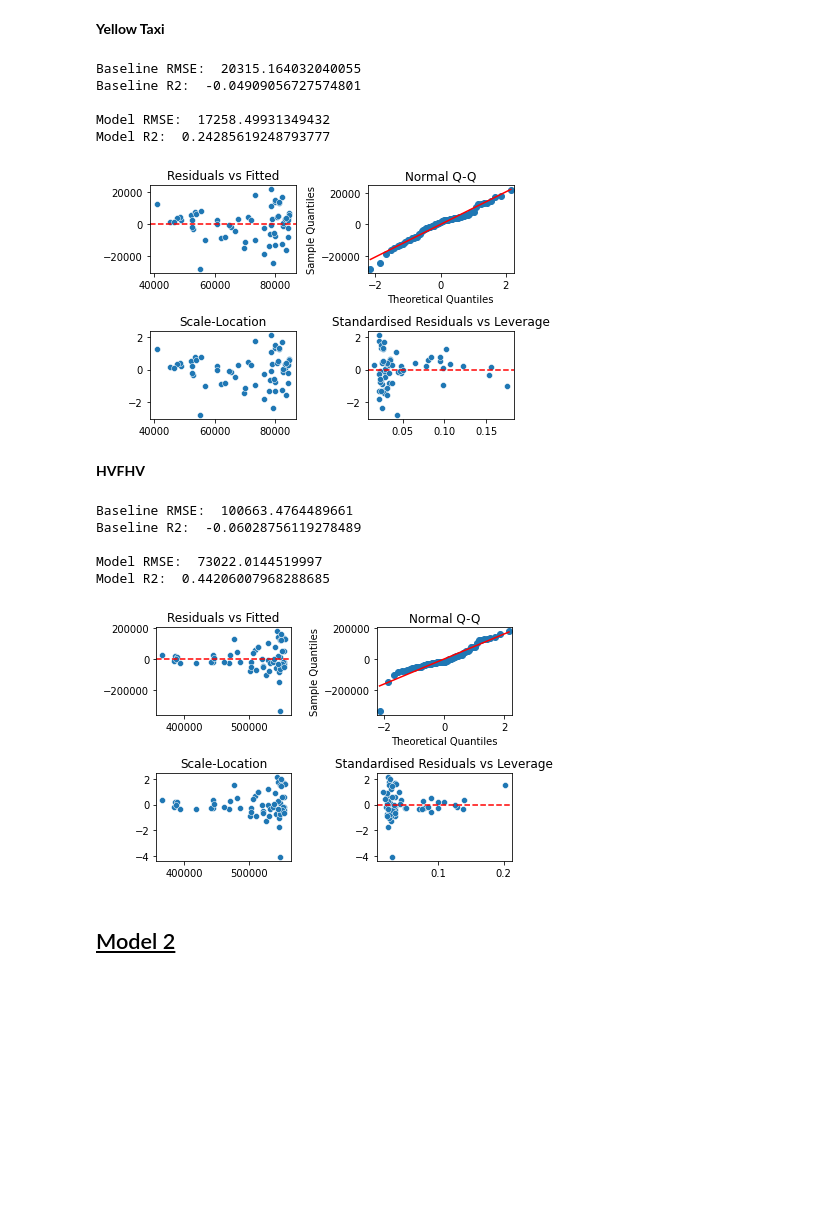
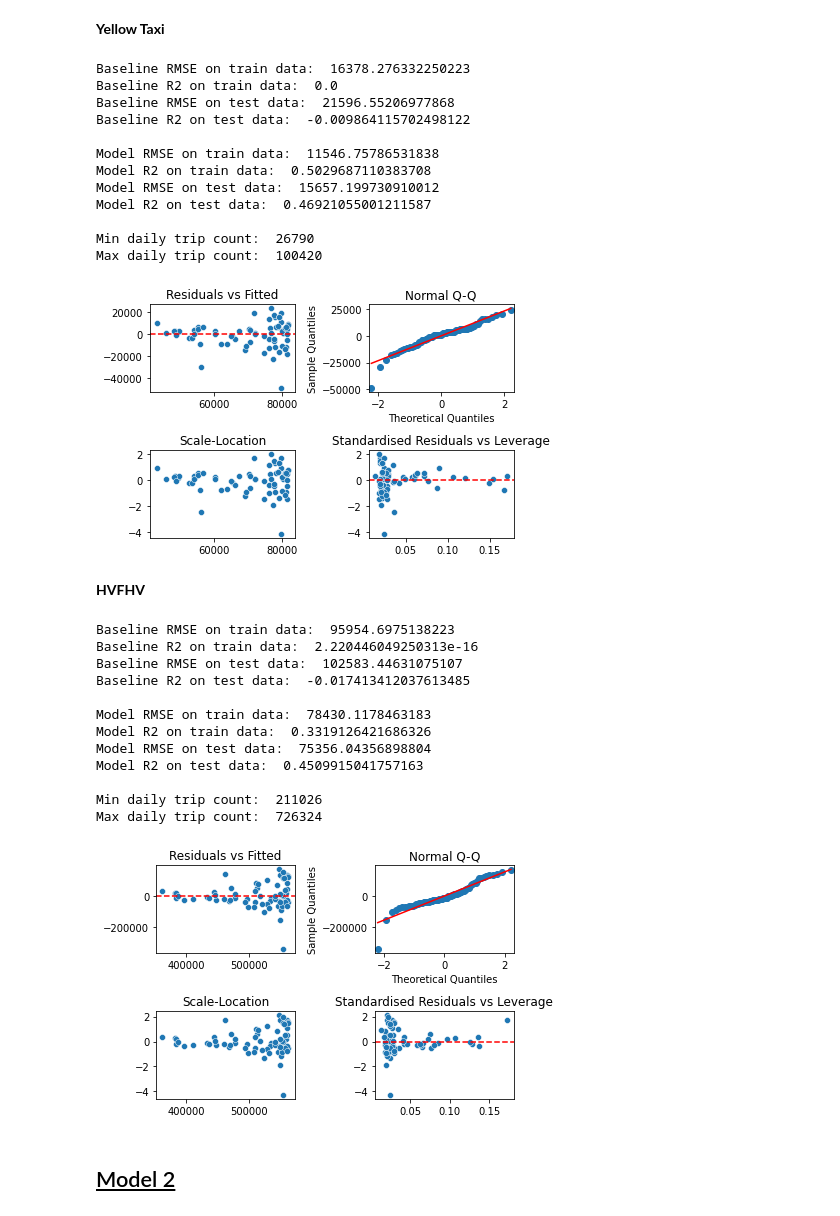
Before and after one commit to MAST30034-Applied-Data-Science/nyc-yellowtaxi-project-kelmanchen, a Jupyter notebook: scripts/modelling.ipynb, the cells around one changed output. Drawn from its saved outputs; the diff is of its cells as text; code cells hidden in the pictures; blank space fills up the shorter version.

Commit message:
finalised two models

```diff
--- a/scripts/modelling.ipynb
+++ b/scripts/modelling.ipynb
@@ -95,26 +95,81 @@ def model1_train_predict(df_agg_covid):
+# %%
+def model1_train_predict(df_agg_covid):
+    columns = ['trip_count', 'CASE_COUNT', 'HOSPITALIZED_COUNT']
+    model_df = df_agg_covid.loc[:, columns]
+
+    train_data, test_data = train_test_split(model_df, test_size=0.2, random_state=42)
+
+    baseline = smf.ols(formula='trip_count ~ 1', data=train_data).fit()
+    model = smf.ols("trip_count ~ CASE_COUNT + HOSPITALIZED_COUNT", data=train_data).fit()
+
+    # baseline train data
+    baseline_pred_train = baseline.predict(train_data)
+    print('Baseline RMSE on train data: ', mean_squared_error(train_data['trip_count'], baseline_pred_train, squared=False))
+    print('Baseline R2 on train data: ', r2_score(train_data['trip_count'], baseline_pred_train))
+
+    # baseline test data
+    baseline_pred_test = baseline.predict(test_data)
+    print('Baseline RMSE on test data: ', mean_squared_error(test_data['trip_count'], baseline_pred_test, squared=False))
+    print('Baseline R2 on test data: ', r2_score(test_data['trip_count'], baseline_pred_test))
+
+    print('')
+
+    # model train data
+    model_pred = model.predict(train_data)
+    print('Model RMSE on train data: ', mean_squared_error(train_data['trip_count'], model_pred, squared=False))
+    print('Model R2 on train data: ', r2_score(train_data['trip_count'], model_pred))
+
+    # model test data
+    model_pred = model.predict(test_data)
+    print('Model RMSE on test data: ', mean_squared_error(test_data['trip_count'], model_pred, squared=False))
+    print('Model R2 on test data: ', r2_score(test_data['trip_count'], model_pred))
+
+    print('')
+
+    return model
+# %%
+def find_min_max(df, feature, name):
+    print(f'Min {name}: ', df[feature].min())
+    print(f'Max {name}: ', df[feature].max())
 # %% [markdown]
 **Yellow Taxi**
 # %%
 yellow_model1 = model1_train_predict(yellow_21_22_df_agg_covid)
+find_min_max(yellow_21_22_df_agg_covid, 'trip_count', 'daily trip count')
 plot(yellow_model1)
 # %% [output]
-Baseline RMSE:  20315.164032040055
-Baseline R2:  -0.04909056727574801
+Baseline RMSE on train data:  16378.276332250223
+Baseline R2 on train data:  0.0
+Baseline RMSE on test data:  21596.55206977868
+Baseline R2 on test data:  -0.009864115702498122
 
-Model RMSE:  17258.49931349432
-Model R2:  0.24285619248793777
+Model RMSE on train data:  11546.75786531838
+Model R2 on train data:  0.5029687110383708
+Model RMSE on test data:  15657.199730910012
+Model R2 on test data:  0.46921055001211587
+
+Min daily trip count:  26790
+Max daily trip count:  100420
-[figure, old version]
+[figure, new version]
 # %% [markdown]
 **HVFHV**
 # %%
 hvfhv_model1 = model1_train_predict(fhvhv_21_22_df_agg_covid)
+find_min_max(fhvhv_21_22_df_agg_covid, 'daily trip count')
 plot(hvfhv_model1)
 # %% [output]
-Baseline RMSE:  100663.4764489661
-Baseline R2:  -0.06028756119278489
+Baseline RMSE on train data:  95954.6975138223
+Baseline R2 on train data:  2.220446049250313e-16
+Baseline RMSE on test data:  102583.44631075107
+Baseline R2 on test data:  -0.017413412037613485
 
-Model RMSE:  73022.0144519997
-Model R2:  0.44206007968288685
+Model RMSE on train data:  78430.1178463183
+Model R2 on train data:  0.3319126421686326
+Model RMSE on test data:  75356.04356898804
+Model R2 on test data:  0.4509915041757163
+
+Min daily trip count:  211026
+Max daily trip count:  726324
-[figure, old version]
+[figure, new version]
 # %% [markdown]
 <h2><u>Model 2</u></h2>
```
Also changed, not shown: parts of 10 cells of this notebook, 6 other files.
